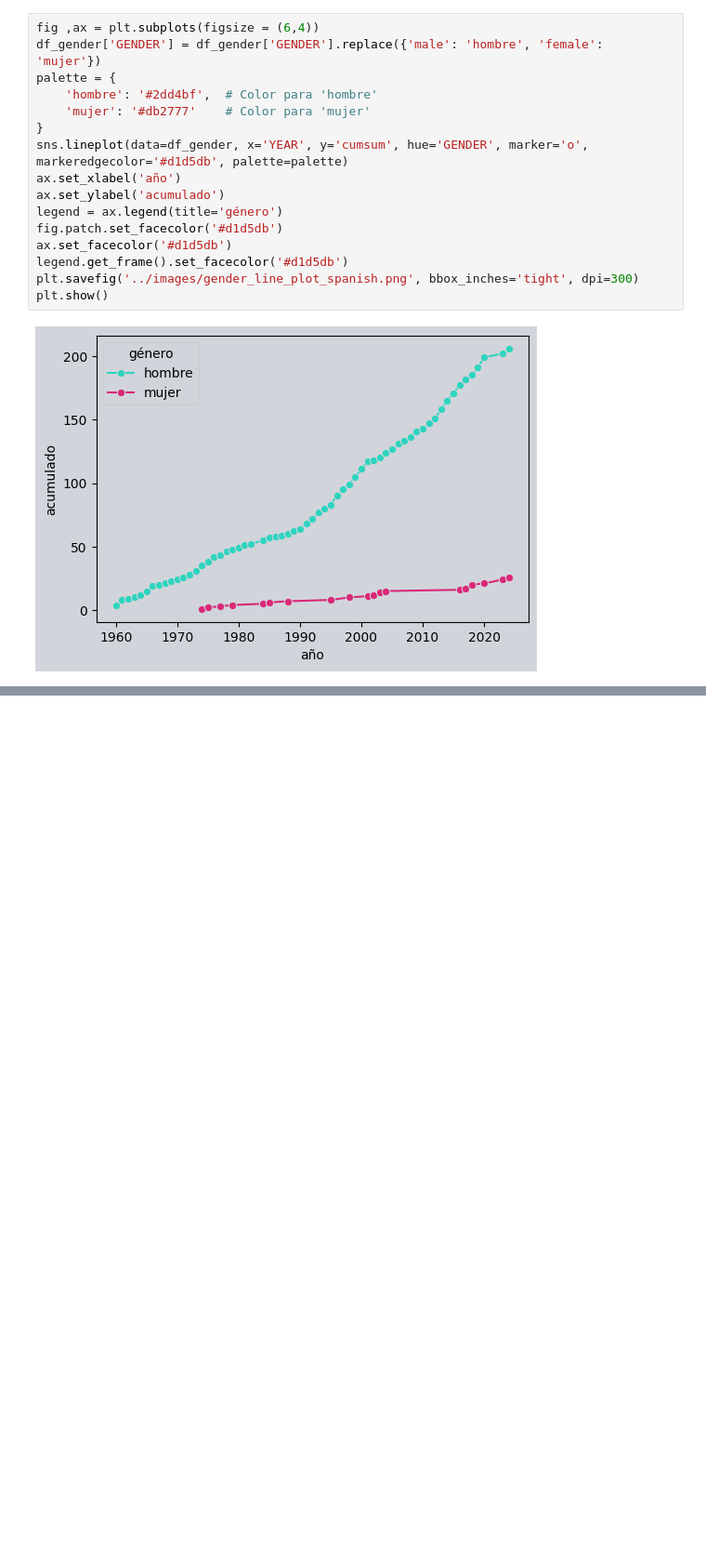
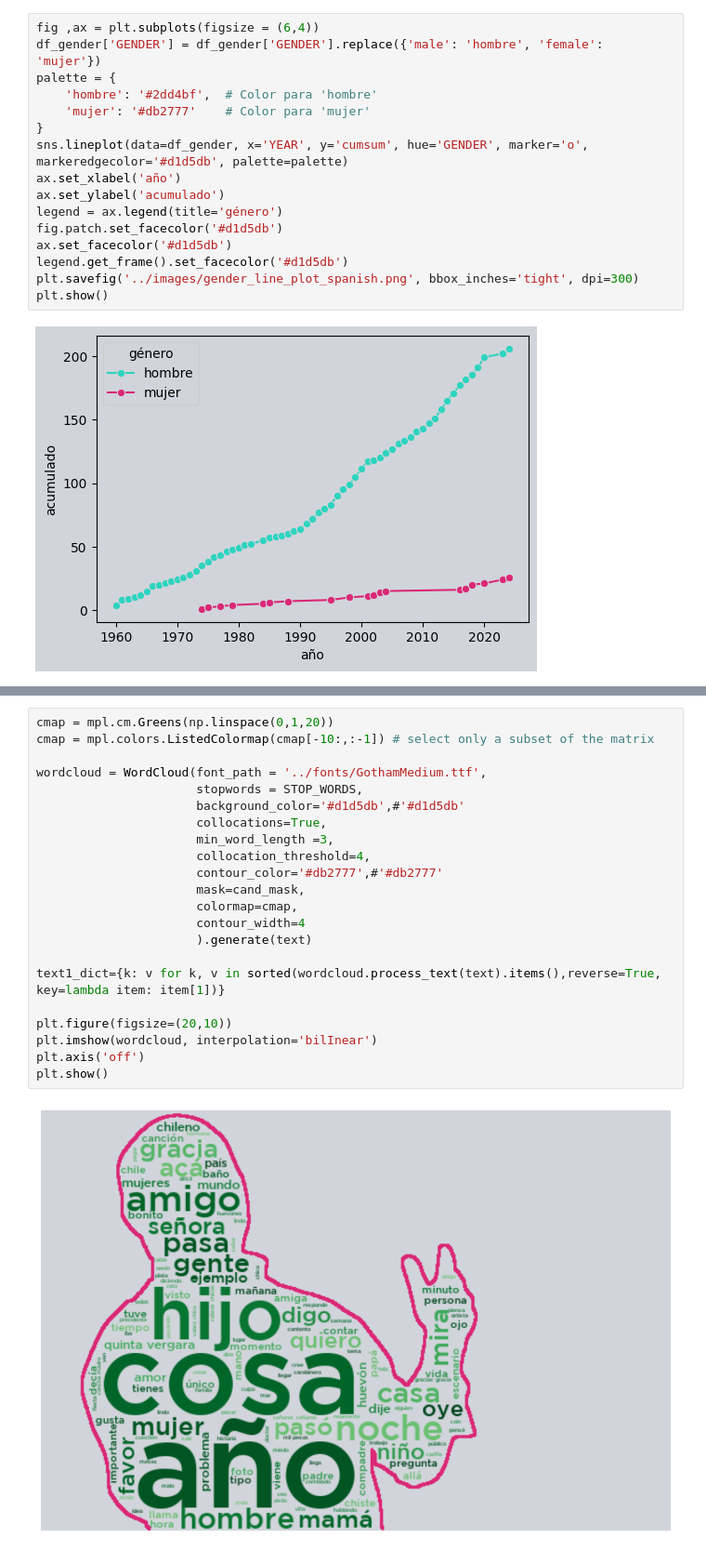
Before and after one commit to aastroza/chilean-humor, a Jupyter notebook: notebooks/00_explore_ficvn_data.ipynb, the cells around one changed output, grey strips where cells are left out. Shown at 93% size. Drawn from its saved outputs; the diff is of its cells as text; blank space fills up the shorter version.

```diff
--- a/notebooks/00_explore_ficvn_data.ipynb
+++ b/notebooks/00_explore_ficvn_data.ipynb
@@ -120,0 +185,24 @@ plt.show()
+# %%
+cmap = mpl.cm.Greens(np.linspace(0,1,20))
+cmap = mpl.colors.ListedColormap(cmap[-10:,:-1]) # select only a subset of the matrix
+
+wordcloud = WordCloud(font_path = '../fonts/GothamMedium.ttf',
+                      stopwords = STOP_WORDS,
+                      background_color='#d1d5db',#'#d1d5db'
+                      collocations=True,
+                      min_word_length =3,
+                      collocation_threshold=4,
+                      contour_color='#db2777',#'#db2777'
+                      mask=cand_mask,
+                      colormap=cmap,
+                      contour_width=4
+                      ).generate(text)
+
+text1_dict={k: v for k, v in sorted(wordcloud.process_text(text).items(),reverse=True, key=lambda item: item[1])}
+
+plt.figure(figsize=(20,10))
+plt.imshow(wordcloud, interpolation='bilInear')
+plt.axis('off')
+plt.show()
+# %% [output]
+[figure, added]
```
Also changed, not shown: parts of 11 cells of this notebook, 14 other files.
